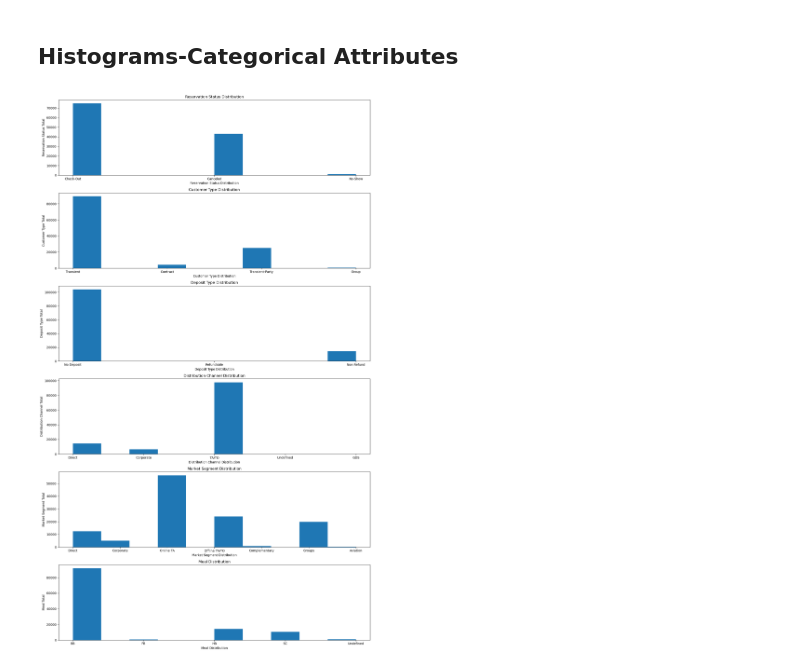
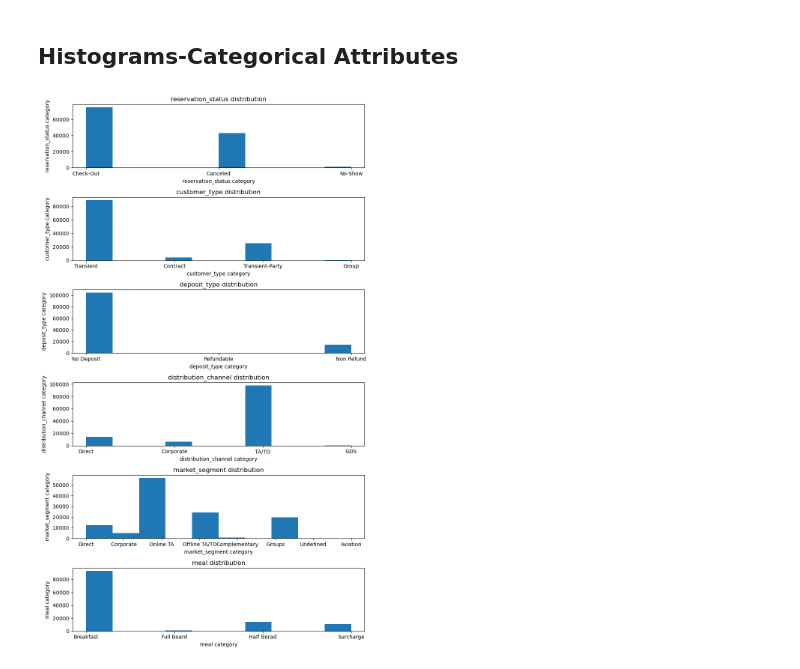
Before and after one commit to mpaydar/Data-Analysis-Personal-Projects, a Jupyter notebook: Data Modeling/hotel_book_prediction.ipynb, the cells around one changed output. Drawn from its saved outputs; the diff is of its cells as text; code cells hidden in the pictures.

```diff
--- a/Data Modeling/hotel_book_prediction.ipynb
+++ b/Data Modeling/hotel_book_prediction.ipynb
@@ -340,0 +388,10 @@ Majority of customers are in Transcient Customer followed by Transient-Party cus
+# %%
+df['arrival_date_month']=df['arrival_date_month'].astype('category')
+check_out_city=df.copy(deep=True)
+check_out_resort=df.copy(deep=True)
+
+check_out_city=check_out_city[(check_out_city['hotel'] =='City Hotel') & (check_out_city['reservation_status'] =='Check-Out')  ]
+average_month=check_out_city.groupby(by=check_out_city["arrival_date_month"]).mean()
+average_month=average_month['Average Daily Rate'].sort_values(ascending=False)
+adr_city_frame=pd.DataFrame({"City-ADR Mean":average_month}).reset_index()
+adr_city_frame
@@ -341,50 +480,40 @@ Majority of customers are in Transcient Customer followed by Transient-Party cus
 # %% [markdown]
 ## Histograms-Categorical Attributes
 # %%
-fig,axes=plt.subplots(6,1,figsize=(15,25))
+fig,axes=plt.subplots(6,1,figsize=(9,15))
+categorical_labels=['reservation_status','customer_type','deposit_type','distribution_channel','market_segment','meal']
+
+def generate_histogram(categorical_labels,df):
+    for i in range(len(categorical_labels)):
+        axes[i].hist(df[categorical_labels[i]])
+
+def generate_histogram_title(categorical_labels):
+    for i in range(len(categorical_labels)):
+        axes[i].set_title(f"{categorical_labels[i]} distribution")
+
+
+def generate_histogram_xlabel(categorical_labels):
+    for i in range(len(categorical_labels)):
+        axes[i].set_xlabel(f"{categorical_labels[i]} category")
+
+
+def generate_histogram_ylabel(categorical_labels):
+    for i in range(len(categorical_labels)):
+        axes[i].set_ylabel(f"{categorical_labels[i]} category")
+
+
+generate_histogram(categorical_labels,df)
+generate_histogram_title(categorical_labels)
+generate_histogram_xlabel(categorical_labels)
+generate_histogram_ylabel(categorical_labels)
 
 
 
 
-axes[0].hist(df['reservation_status'])
-axes[1].hist(df['customer_type'])
-axes[2].hist(df['deposit_type'])
-axes[3].hist(df['distribution_channel'])
-axes[4].hist(df['market_segment'])
-axes[5].hist(df['meal'])
 
 
 
-# Title
-axes[0].set_title("Reservation Status Distribution")
-axes[1].set_title("Customer Type Distribution")
-axes[2].set_title("Deposit Type Distribution")
-axes[3].set_title("Distribution Channel Distribution")
-axes[4].set_title("Market Segment Distribution")
-axes[5].set_title('Meal Distribution')
-
-
-
-# X axis labels
-axes[0].set_xlabel("Reservation Status Distribution")
-axes[1].set_xlabel("Customer Type Distribution")
-axes[2].set_xlabel("Deposit Type Distribution")
-axes[3].set_xlabel("Distribution Channel Distribution")
-axes[4].set_xlabel("Market Segment Distribution")
-axes[5].set_xlabel('Meal Distribution')
-
-
-# Y axis labels
-axes[0].set_ylabel("Reservation Status Total")
-axes[1].set_ylabel("Customer Type Total")
-axes[2].set_ylabel("Deposit Type Total")
-axes[3].set_ylabel("Distribution Channel Total")
-axes[4].set_ylabel("Market Segment Total")
-axes[5].set_ylabel('Meal Total')
-
-
 plt.tight_layout()
-
 plt.show()
 # %% [output]
-[figure, old version]
+[figure, new version]
```
Also changed, not shown: parts of 30 cells of this notebook.
